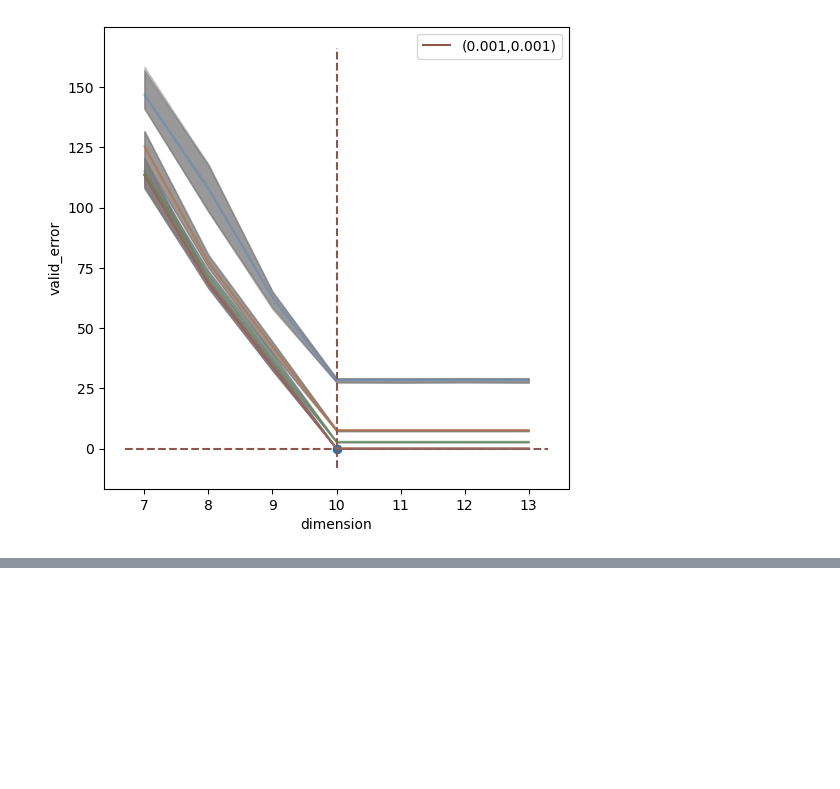
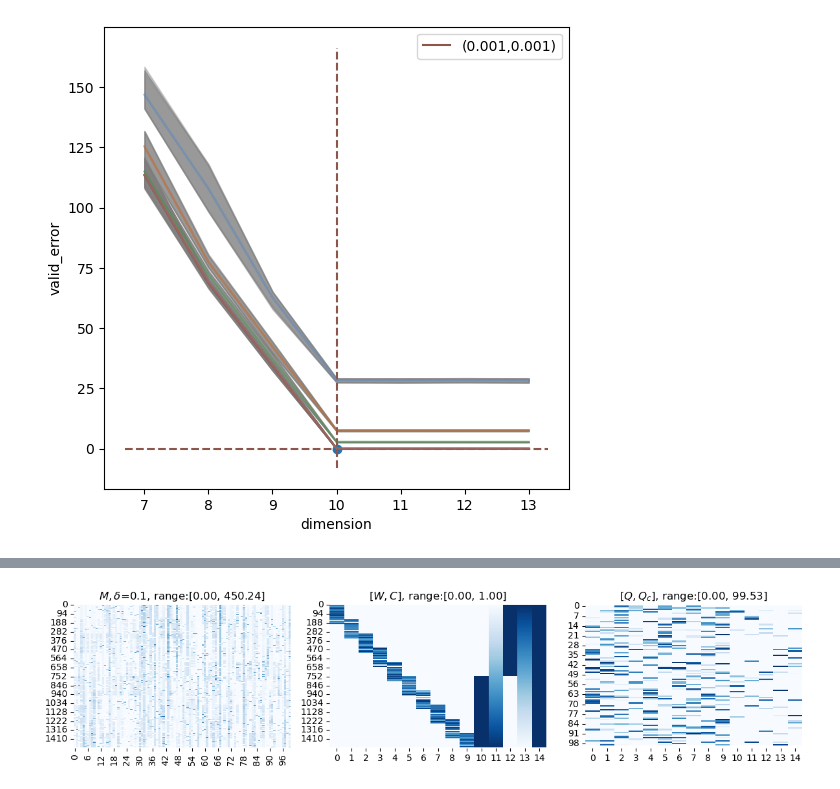
Before and after one commit to jefferykclam/ICQF, a Jupyter notebook: demonstration.ipynb, the cells around one changed output, grey strips where cells are left out. Drawn from its saved outputs; the diff is of its cells as text; code cells hidden in the pictures; blank space fills up the shorter version.

```diff
--- a/demonstration.ipynb
+++ b/demonstration.ipynb
@@ -151,0 +167,9 @@ dimension detection range: 7 - 13
+# %%
+true_W, true_Q, confound_raw, M_clean, M, nan_mask = simulation(1500, 100, 10, 50,
+                                                                density=0.3,
+                                                                noise=True, delta=0.1,
+                                                                confound=True,
+                                                                missing_ratio=0.05,
+                                                                visualize=True)
+# %% [output]
+[figure, added]
```
Also changed, not shown: parts of 13 cells of this notebook, 1 other file.
